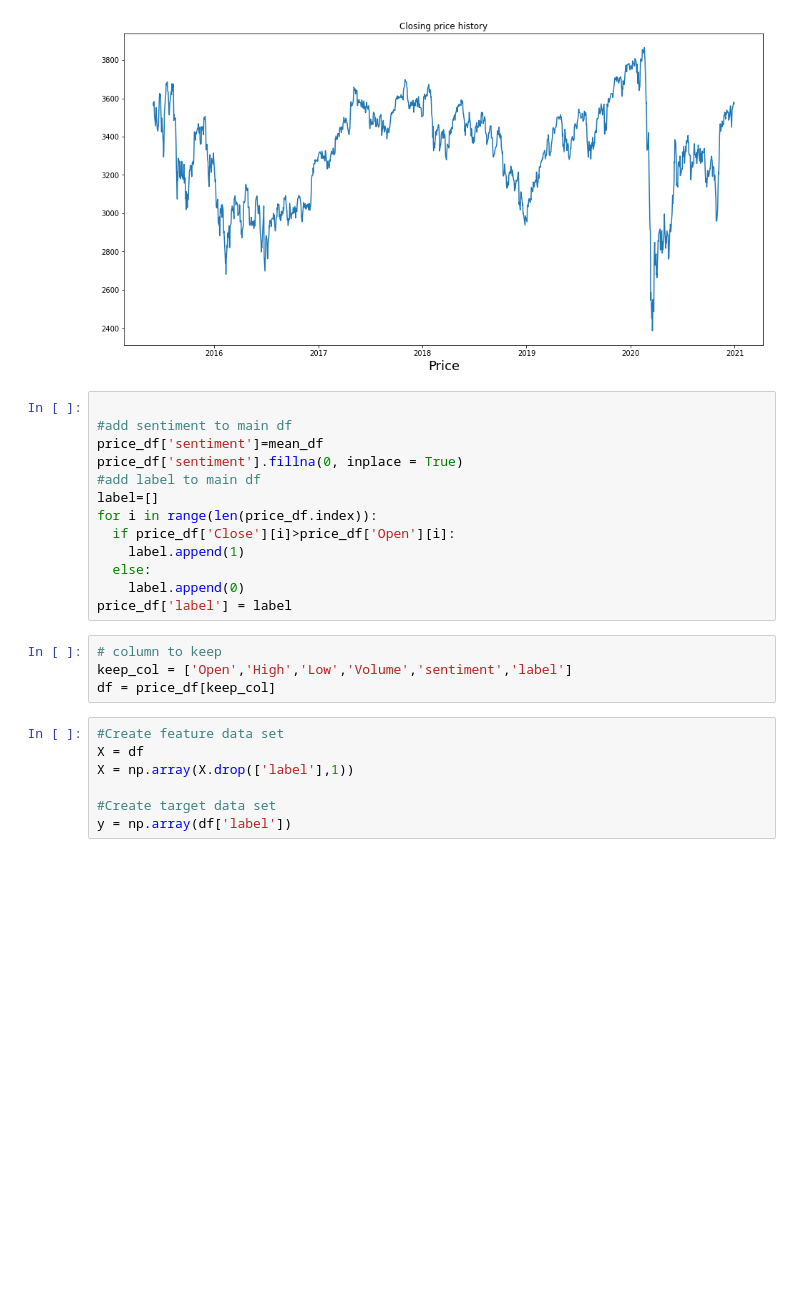
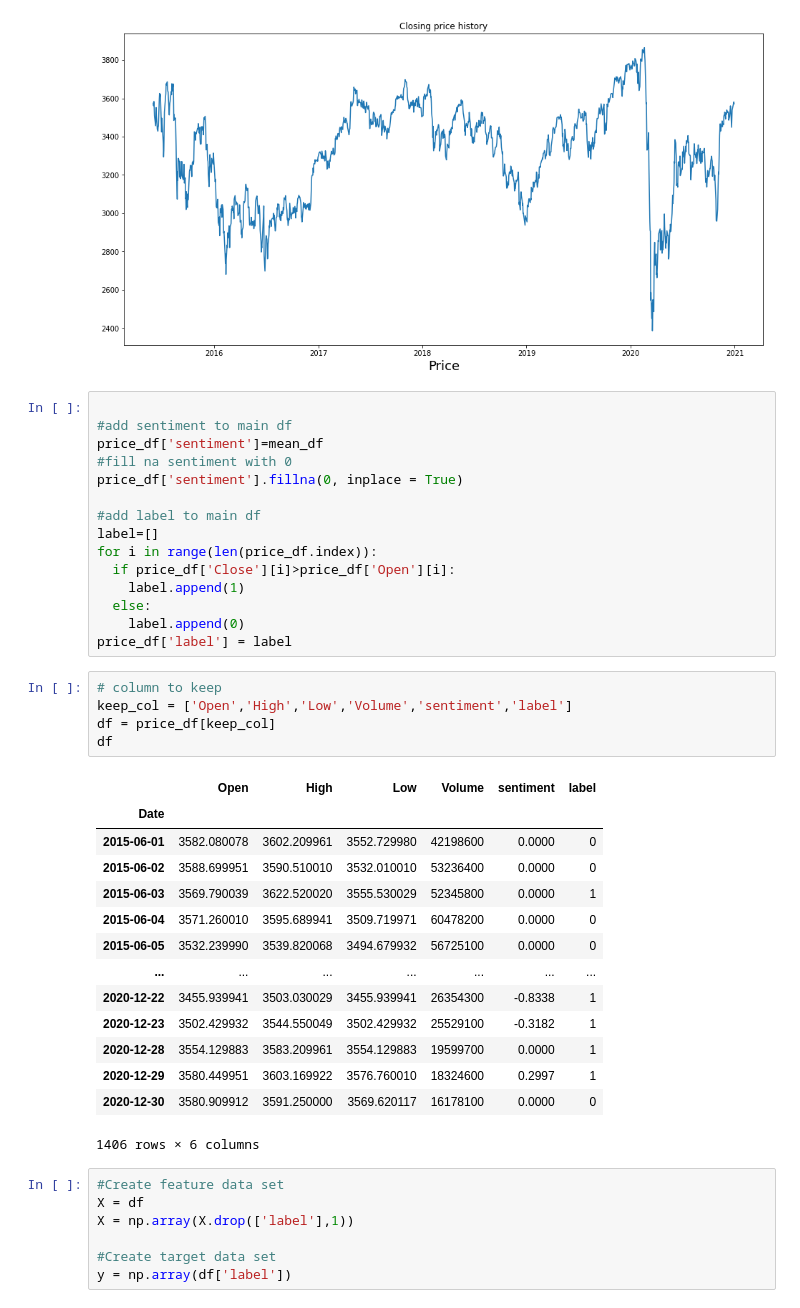
Before and after one commit to TanguyLaucournet/Sentiment-Analysis-to-predict-Stock, a Jupyter notebook: SnTweet.ipynb, the cells around one changed output. Cells and saved outputs as stored; diff of their text form; blank space fills up the shorter version.

```diff
--- a/SnTweet.ipynb
+++ b/SnTweet.ipynb
@@ -169,7 +166,9 @@ Text(0.5, 0, 'Price')
 
 #add sentiment to main df
 price_df['sentiment']=mean_df
+#fill na sentiment with 0
 price_df['sentiment'].fillna(0, inplace = True)
+
 #add label to main df
 label=[]
 for i in range(len(price_df.index)):
@@ -181,7 +180,23 @@ price_df['label'] = label
 # %%
 # column to keep
 keep_col = ['Open','High','Low','Volume','sentiment','label']
 df = price_df[keep_col]
+df
+# %% [output]
+|  | Open | High | Low | Volume | sentiment | label |
+| Date |  |  |  |  |  |  |
+| 2015-06-01 | 3582.080078 | 3602.209961 | 3552.729980 | 42198600 | 0.0000 | 0 |
+| 2015-06-02 | 3588.699951 | 3590.510010 | 3532.010010 | 53236400 | 0.0000 | 0 |
+| 2015-06-03 | 3569.790039 | 3622.520020 | 3555.530029 | 52345800 | 0.0000 | 1 |
+| 2015-06-04 | 3571.260010 | 3595.689941 | 3509.719971 | 60478200 | 0.0000 | 0 |
+| 2015-06-05 | 3532.239990 | 3539.820068 | 3494.679932 | 56725100 | 0.0000 | 0 |
+| ... | ... | ... | ... | ... | ... | ... |
+| 2020-12-22 | 3455.939941 | 3503.030029 | 3455.939941 | 26354300 | -0.8338 | 1 |
+| 2020-12-23 | 3502.429932 | 3544.550049 | 3502.429932 | 25529100 | -0.3182 | 1 |
+| 2020-12-28 | 3554.129883 | 3583.209961 | 3554.129883 | 19599700 | 0.0000 | 1 |
+| 2020-12-29 | 3580.449951 | 3603.169922 | 3576.760010 | 18324600 | 0.2997 | 1 |
+| 2020-12-30 | 3580.909912 | 3591.250000 | 3569.620117 | 16178100 | 0.0000 | 0 |
+1406 rows × 6 columns
 # %%
 #Create feature data set
 X = df
```
Also changed, not shown: parts of 8 cells of this notebook.
